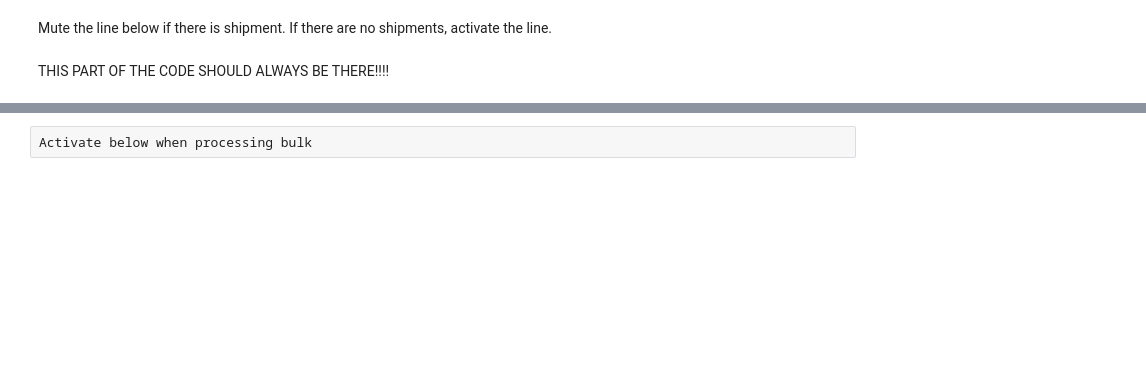
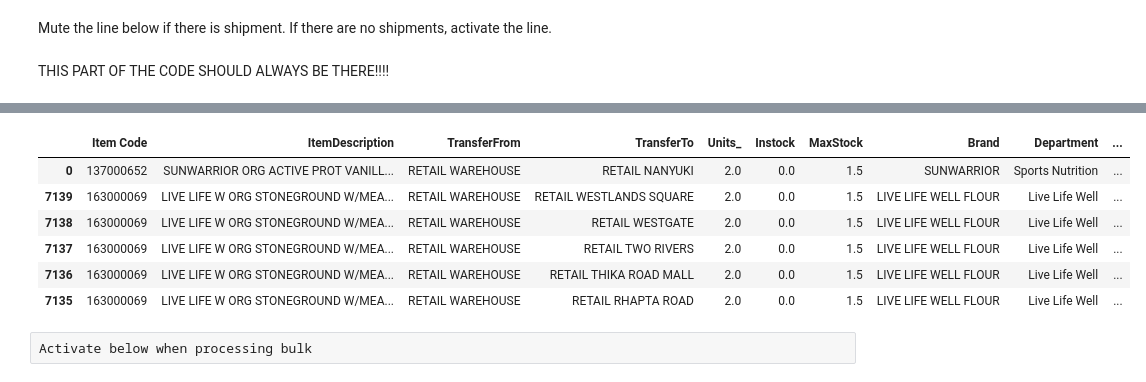
Before and after one commit to ClintonDavi/HUAutomation, a Jupyter notebook: Top_Up_From_Warehouse.ipynb, the cells around one changed output, grey strips where cells are left out. Cells and saved outputs as stored; diff of their text form; code cells hidden in the pictures; blank space fills up the shorter version.

```diff
--- a/Top_Up_From_Warehouse.ipynb
+++ b/Top_Up_From_Warehouse.ipynb
@@ -1131,3 +815,13 @@ finalAAA.drop_duplicates(inplace=True)
+# %%
+finalAAA.head(6)
+# %% [output]
+|  | Item Code | ItemDescription | TransferFrom | TransferTo | Units_ | Instock | MaxStock | Brand | Department | ... |
+| 0 | 137000652 | SUNWARRIOR ORG ACTIVE PROT VANILL... | RETAIL WAREHOUSE | RETAIL NANYUKI | 2.0 | 0.0 | 1.5 | SUNWARRIOR | Sports Nutrition | ... |
+| 7139 | 163000069 | LIVE LIFE W ORG STONEGROUND W/MEA... | RETAIL WAREHOUSE | RETAIL WESTLANDS SQUARE | 2.0 | 0.0 | 1.5 | LIVE LIFE WELL FLOUR | Live Life Well | ... |
+| 7138 | 163000069 | LIVE LIFE W ORG STONEGROUND W/MEA... | RETAIL WAREHOUSE | RETAIL WESTGATE | 2.0 | 0.0 | 1.5 | LIVE LIFE WELL FLOUR | Live Life Well | ... |
+| 7137 | 163000069 | LIVE LIFE W ORG STONEGROUND W/MEA... | RETAIL WAREHOUSE | RETAIL TWO RIVERS | 2.0 | 0.0 | 1.5 | LIVE LIFE WELL FLOUR | Live Life Well | ... |
+| 7136 | 163000069 | LIVE LIFE W ORG STONEGROUND W/MEA... | RETAIL WAREHOUSE | RETAIL THIKA ROAD MALL | 2.0 | 0.0 | 1.5 | LIVE LIFE WELL FLOUR | Live Life Well | ... |
+| 7135 | 163000069 | LIVE LIFE W ORG STONEGROUND W/MEA... | RETAIL WAREHOUSE | RETAIL RHAPTA ROAD | 2.0 | 0.0 | 1.5 | LIVE LIFE WELL FLOUR | Live Life Well | ... |
 # %%
 finalCCC=finalAAA[finalAAA.isin({'Department': ['Bulk Foods', 'Live Life Well', 'Naturalli', 'Herbs & Spices']})['Department']].copy()
 # %%
```
Also changed, not shown: parts of 76 cells of this notebook.
